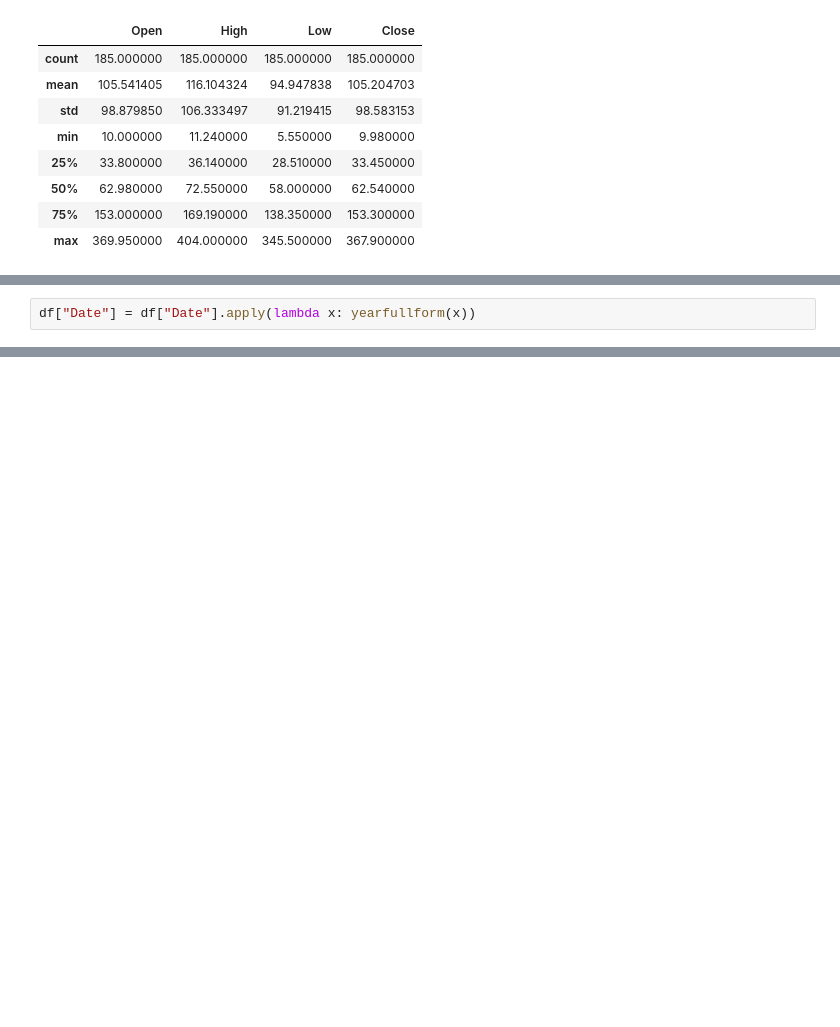
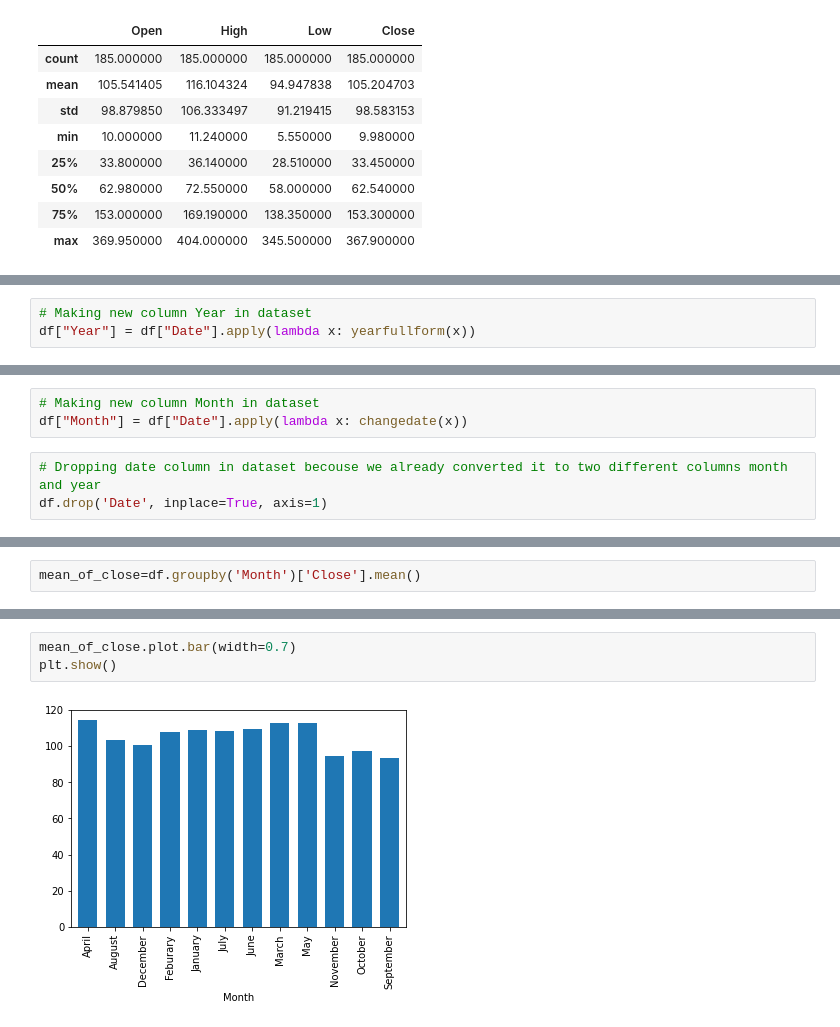
Before and after one commit to ekanshsinghrathore/Yes-Bank-Stock-Closing-Price-Prediction, a Jupyter notebook: Yes_Bank_Stock_Closing_Price_Prediction.ipynb, the cells around one changed output, grey strips where cells are left out. Cells and saved outputs as stored; diff of their text form; blank space fills up the shorter version.

```diff
--- a/Yes_Bank_Stock_Closing_Price_Prediction.ipynb
+++ b/Yes_Bank_Stock_Closing_Price_Prediction.ipynb
@@ -111,2 +111,3 @@ def yearfullform(date):
 # %%
-df["Date"] = df["Date"].apply(lambda x: yearfullform(x))
+# Making new column Year in dataset
+df["Year"] = df["Date"].apply(lambda x: yearfullform(x))
@@ -127,0 +114,6 @@ Name: Date, Length: 185, dtype: object
+# %%
+# Making new column Month in dataset
+df["Month"] = df["Date"].apply(lambda x: changedate(x))
+# %%
+# Dropping date column in dataset becouse we already converted it to two different columns month and year
+df.drop('Date', inplace=True, axis=1)
@@ -127,0 +134,2 @@ Name: Date, Length: 185, dtype: object
+# %%
+mean_of_close=df.groupby('Month')['Close'].mean()
@@ -127,0 +153,5 @@ Name: Date, Length: 185, dtype: object
+# %%
+mean_of_close.plot.bar(width=0.7)
+plt.show()
+# %% [output]
+[figure, added]
```
Also changed, not shown: parts of 5 cells of this notebook.
